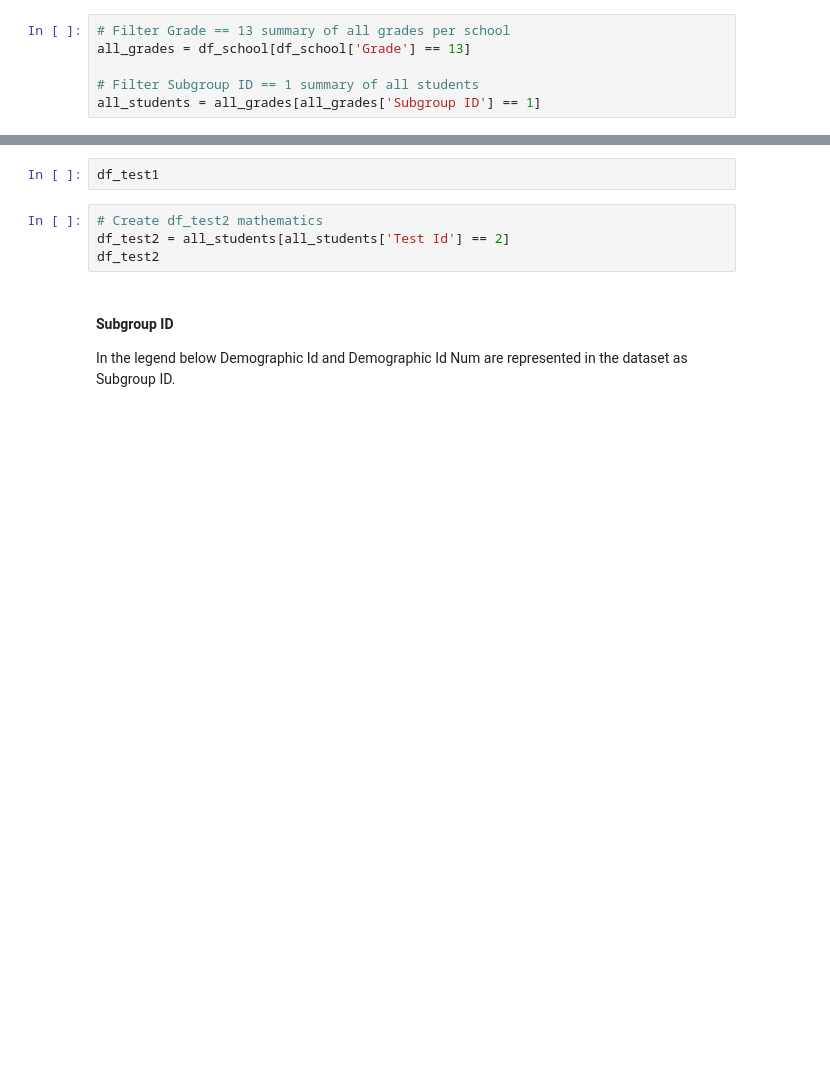
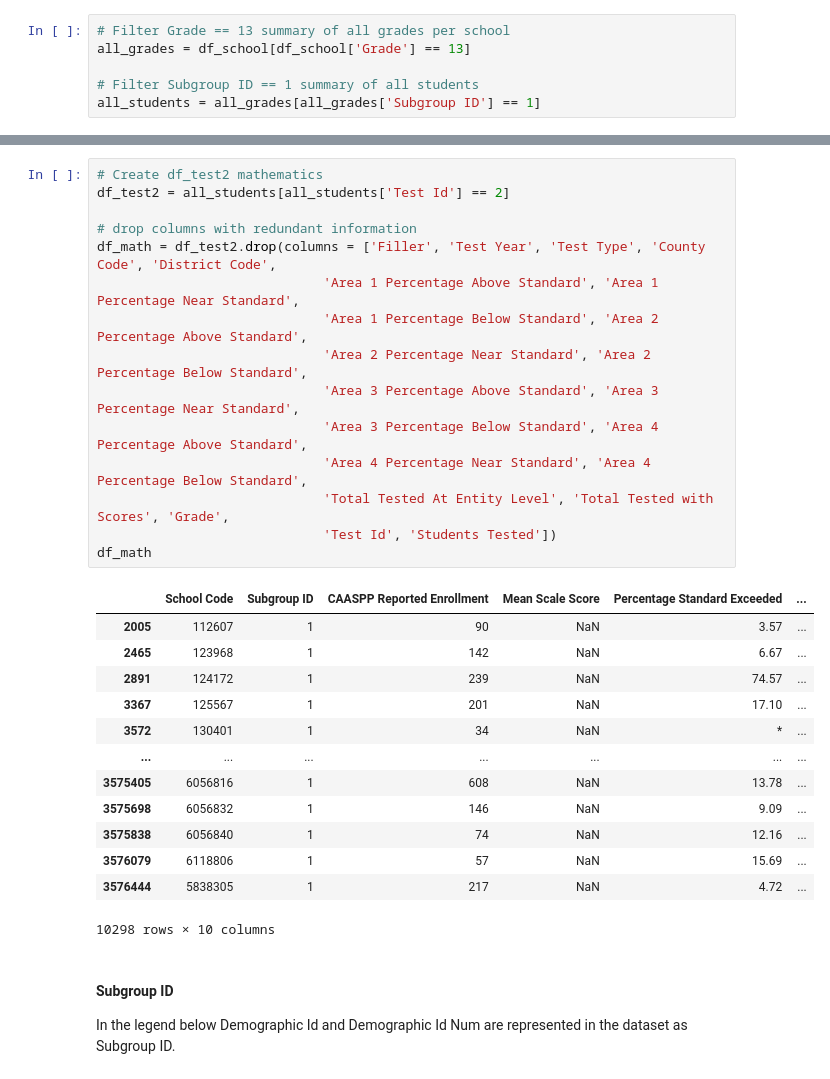
Before and after one commit to gabriellewald/springboard-coursework, a Jupyter notebook: education_project/Capstone2_education_project.ipynb, the cells around one changed output, grey strips where cells are left out. Cells and saved outputs as stored; diff of their text form; blank space fills up the shorter version.

```diff
--- a/education_project/Capstone2_education_project.ipynb
+++ b/education_project/Capstone2_education_project.ipynb
@@ -119,9 +220,32 @@ df_test1 = df_test1.drop(columns = ['Filler', 'Test Year', 'Test Type', 'County
-# %%
-df_test1
-# %%
-# Create df_test2 mathematics
-df_test2 = all_students[all_students['Test Id'] == 2]
-df_test2
+# %%
+# Create df_test2 mathematics
+df_test2 = all_students[all_students['Test Id'] == 2]
+
+# drop columns with redundant information
+df_math = df_test2.drop(columns = ['Filler', 'Test Year', 'Test Type', 'County Code', 'District Code',
+                             'Area 1 Percentage Above Standard', 'Area 1 Percentage Near Standard',
+                             'Area 1 Percentage Below Standard', 'Area 2 Percentage Above Standard',
+                             'Area 2 Percentage Near Standard', 'Area 2 Percentage Below Standard',
+                             'Area 3 Percentage Above Standard', 'Area 3 Percentage Near Standard',
+                             'Area 3 Percentage Below Standard', 'Area 4 Percentage Above Standard',
+                             'Area 4 Percentage Near Standard', 'Area 4 Percentage Below Standard',
+                             'Total Tested At Entity Level', 'Total Tested with Scores', 'Grade',
+                             'Test Id', 'Students Tested'])
+df_math
+# %% [output]
+|  | School Code | Subgroup ID | CAASPP Reported Enrollment | Mean Scale Score | Percentage Standard Exceeded | ... |
+| 2005 | 112607 | 1 | 90 | NaN | 3.57 | ... |
+| 2465 | 123968 | 1 | 142 | NaN | 6.67 | ... |
+| 2891 | 124172 | 1 | 239 | NaN | 74.57 | ... |
+| 3367 | 125567 | 1 | 201 | NaN | 17.10 | ... |
+| 3572 | 130401 | 1 | 34 | NaN | * | ... |
+| ... | ... | ... | ... | ... | ... | ... |
+| 3575405 | 6056816 | 1 | 608 | NaN | 13.78 | ... |
+| 3575698 | 6056832 | 1 | 146 | NaN | 9.09 | ... |
+| 3575838 | 6056840 | 1 | 74 | NaN | 12.16 | ... |
+| 3576079 | 6118806 | 1 | 57 | NaN | 15.69 | ... |
+| 3576444 | 5838305 | 1 | 217 | NaN | 4.72 | ... |
+10298 rows × 10 columns
 # %% [markdown]
 #### Subgroup ID
 
```
Also changed, not shown: parts of 50 cells of this notebook.
